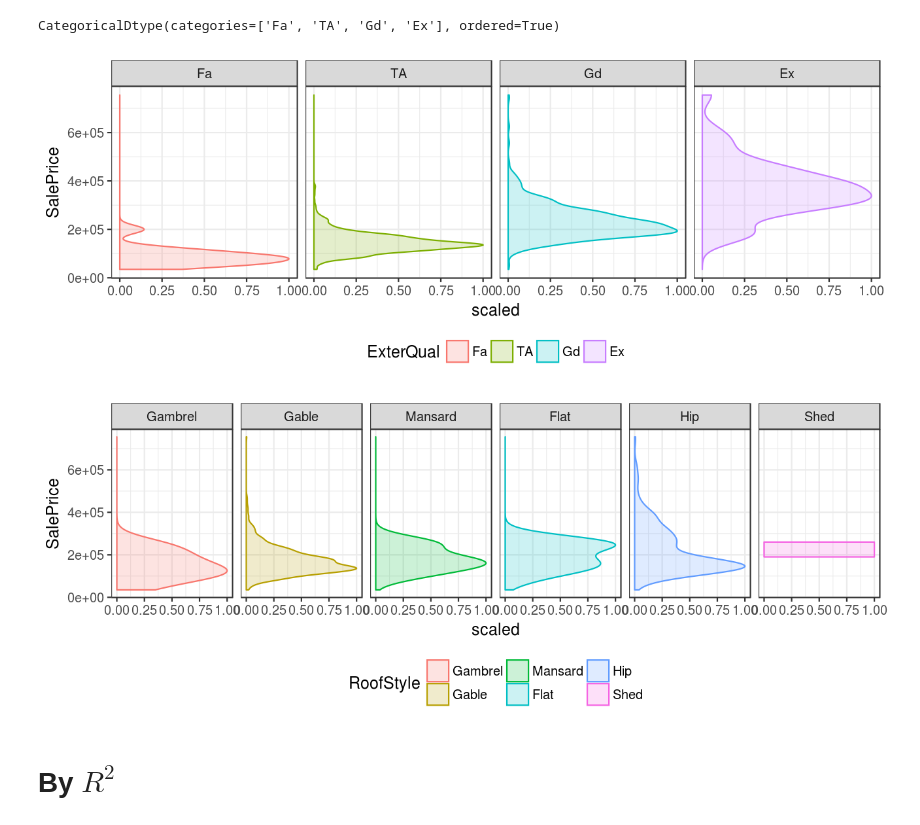
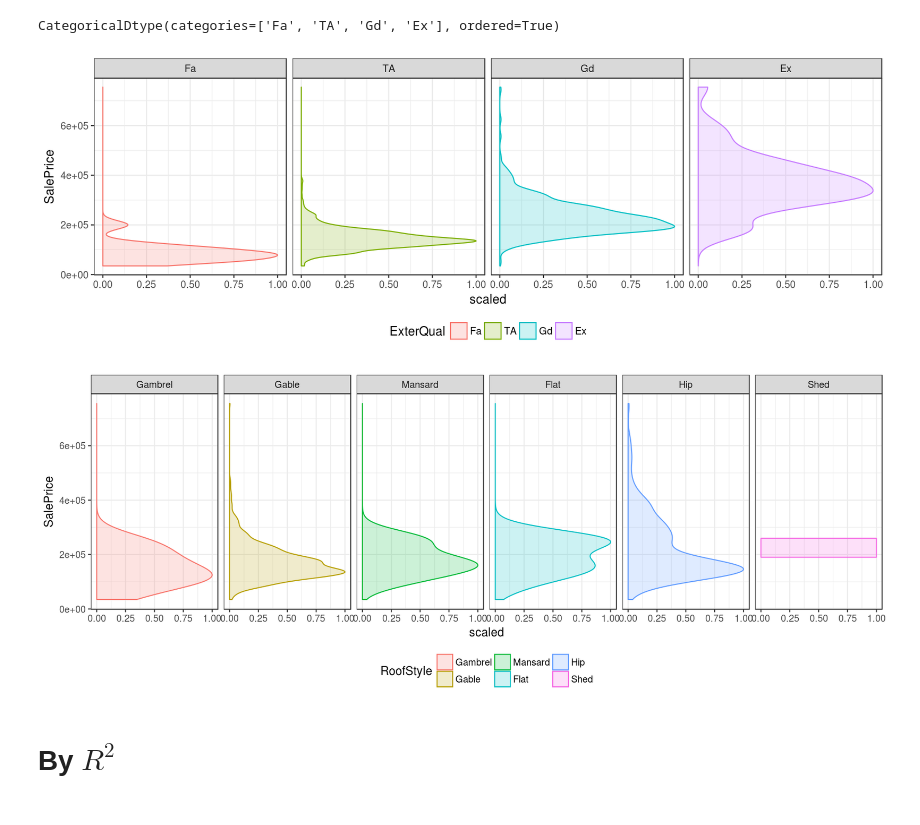
Before and after one commit to MatrixNorm/kaggle, a Jupyter notebook: pybooks/house_prices/01_first_look.ipynb, the cells around one changed output. Drawn from its saved outputs; the diff is of its cells as text; code cells hidden in the pictures.

```diff
--- a/pybooks/house_prices/01_first_look.ipynb
+++ b/pybooks/house_prices/01_first_look.ipynb
@@ -251,11 +254,11 @@ target_normal_paper = pd.melt(
 | 2642 | price_log | 13.521139 | 3.747857 |
 | 2151 | price_log | 13.534473 | 3.781237 |
 # %%
-@(width=2200, height=1000, res=180)
-display_img(
-    ggplot2.ggplot(target_normal_paper) +
-    ggplot2.stat_qq(ggplot2.aes_string(sample='normed_value'), alpha=0.2) +
-    ggplot2.facet_wrap(robjects.Formula('~var'), ncol=2) +
-    ggplot2.geom_abline(slope=1) +
-    ggplot2.theme_bw()
-)
+with Plot(width=2200, height=1000, res=180) as plot:
+    plot(
+        ggplot2.ggplot(target_normal_paper) +
+        ggplot2.stat_qq(ggplot2.aes_string(sample='normed_value'), alpha=0.2) +
+        ggplot2.facet_wrap(robjects.Formula('~var'), ncol=2) +
+        ggplot2.geom_abline(slope=1) +
+        ggplot2.theme_bw()
+    )
@@ -322,35 +313,33 @@ CategoricalDtype(categories=['Fa', 'TA', 'Gd', 'Ex'], ordered=True)
 # %%
 df = attr_sel.order_factor_by_target(categ_data, 'ExterQual', 'SalePrice')
 
-with grdevices.render_to_bytesio(grdevices.png, width=1300, height=500, res=150) as img:
-    g = ggplot2.ggplot(df) + \
-    ggplot2.aes_string(x='SalePrice', color='ExterQual') + \
-    ggplot2.geom_density(ggplot2.aes_string(y='..scaled..', fill='ExterQual'), alpha=0.2) + \
-    ggplot2.facet_wrap(robjects.Formula('~ ExterQual'), nrow=1) + \
-    ggplot2.coord_flip() + \
-    ggplot2.theme_bw() + \
-    ggplot2.theme(**{'legend.position': 'bottom'})
-    print(g)
-
-display_img(img)
+with Plot(width=1700, height=600, res=150) as plot:
+    plot(
+        ggplot2.ggplot(df) +
+        ggplot2.aes_string(x='SalePrice', color='ExterQual') +
+        ggplot2.geom_density(ggplot2.aes_string(y='..scaled..', fill='ExterQual'), alpha=0.2) +
+        ggplot2.facet_wrap(robjects.Formula('~ ExterQual'), nrow=1) +
+        ggplot2.coord_flip() +
+        ggplot2.theme_bw() +
+        ggplot2.theme(**{'legend.position': 'bottom'})
+    )
 # %% [output]
-[figure, old version]
+[figure, new version]
 # %%
 df = attr_sel.order_factor_by_target(categ_data, 'RoofStyle', 'SalePrice')
 
-with grdevices.render_to_bytesio(grdevices.png, width=1300, height=500, res=150) as img:
-    g = ggplot2.ggplot(df) + \
-    ggplot2.aes_string(x='SalePrice', color='RoofStyle') + \
-    ggplot2.geom_density(ggplot2.aes_string(y='..scaled..', fill='RoofStyle'), alpha=0.2) + \
-    ggplot2.facet_wrap(robjects.Formula('~ RoofStyle'), nrow=1) + \
-    ggplot2.coord_flip() + \
-    ggplot2.theme_bw() + \
-    ggplot2.theme(**{'legend.position': 'bottom'})
-    print(g)
-
-display_img(img)
+with Plot(width=1800, height=700, res=150) as plot:
+    plot(
+        ggplot2.ggplot(df) +
+        ggplot2.aes_string(x='SalePrice', color='RoofStyle') +
+        ggplot2.geom_density(ggplot2.aes_string(y='..scaled..', fill='RoofStyle'), alpha=0.2) +
+        ggplot2.facet_wrap(robjects.Formula('~ RoofStyle'), nrow=1) +
+        ggplot2.coord_flip() +
+        ggplot2.theme_bw() +
+        ggplot2.theme(**{'legend.position': 'bottom'})
+    )
 # %% [output]
-[figure, old version]
+[figure, new version]
 # %% [markdown]
 # By $R^2$
 # %%
```
Also changed, not shown: parts of 8 cells of this notebook, 1 other file.
